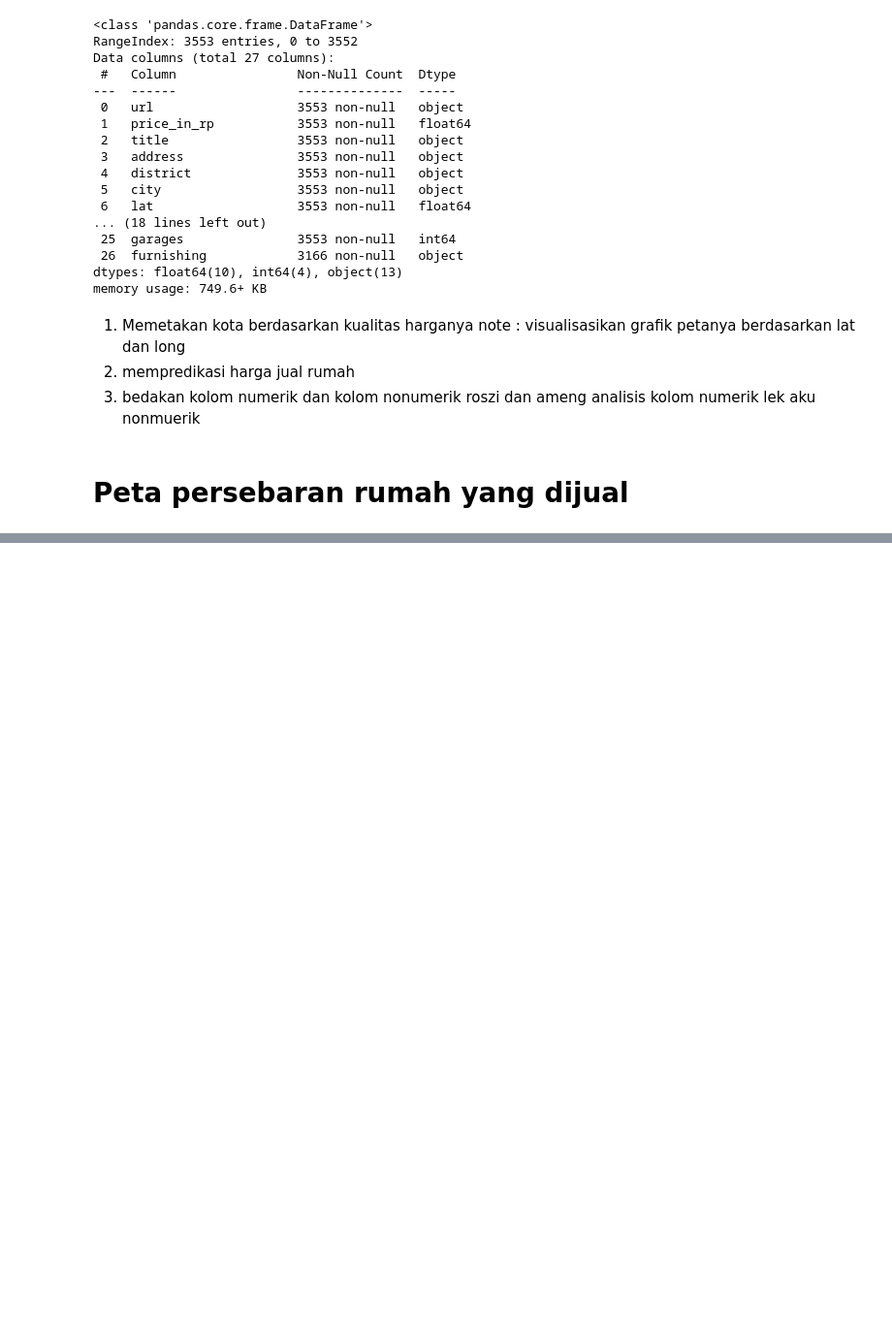
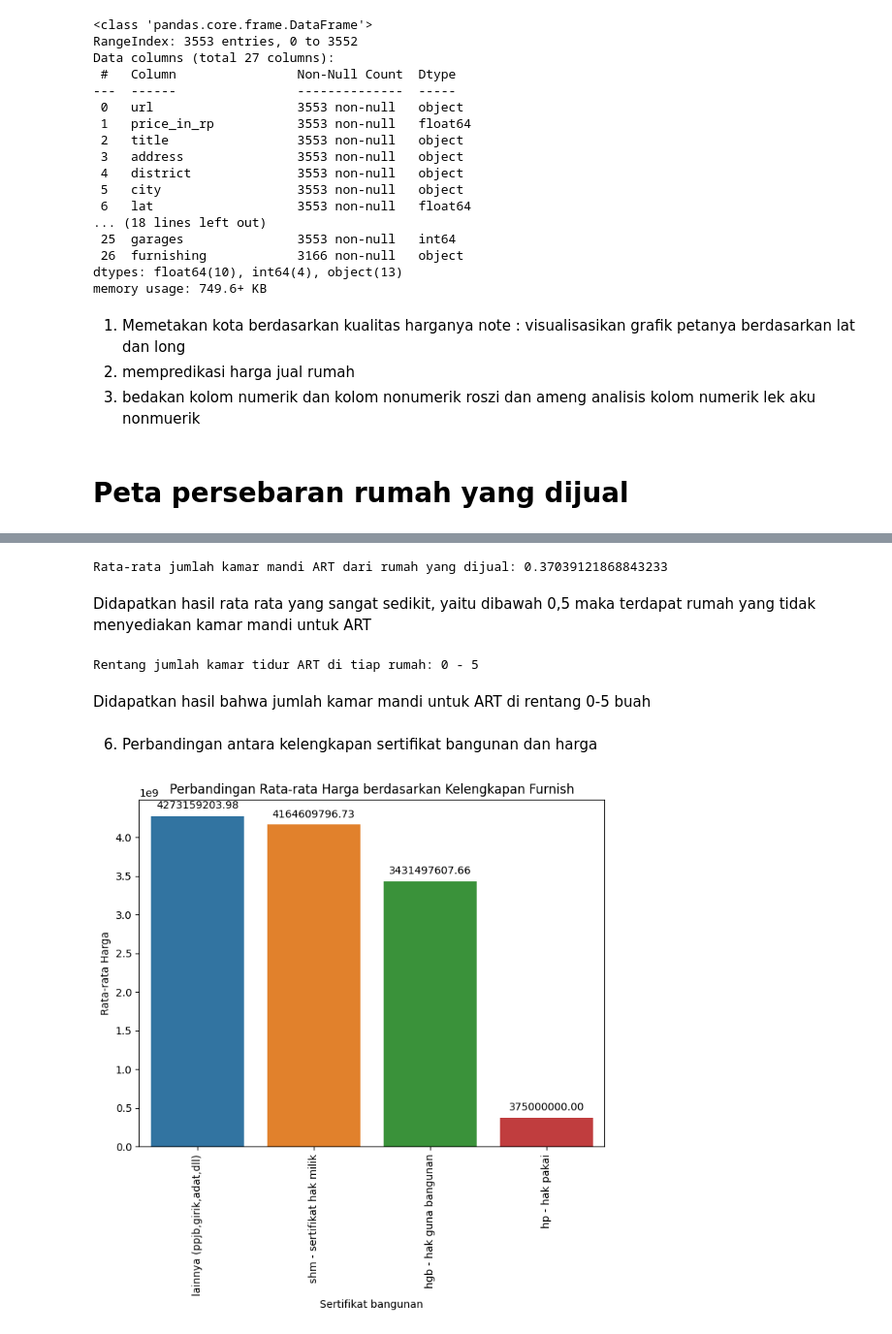
Before and after one commit to abdinegara783/ISFEST2023, a Jupyter notebook: ISFEST_Rozi.ipynb, the cells around one changed output, grey strips where cells are left out. Shown: that part at 97% size. Drawn from its saved outputs; the diff is of its cells as text; code cells hidden in the pictures; blank space fills up the shorter version.

```diff
--- a/ISFEST_Rozi.ipynb
+++ b/ISFEST_Rozi.ipynb
@@ -153,0 +244,43 @@ ValueError: ignored
+# %%
+rata_kamarmandi_art = data['maid_bathrooms'].mean()
+print(f"Rata-rata jumlah kamar mandi ART dari rumah yang dijual: {rata_kamarmandi_art}")
+# %% [output]
+Rata-rata jumlah kamar mandi ART dari rumah yang dijual: 0.37039121868843233
+# %% [markdown]
+Didapatkan hasil rata rata yang sangat sedikit, yaitu dibawah 0,5 maka terdapat rumah yang tidak menyediakan kamar mandi untuk ART
+# %%
+min_kamarmandi_art = data['maid_bathrooms'].min()
+max_kamarmandi_art = data['maid_bathrooms'].max()
+print(f"Rentang jumlah kamar tidur ART di tiap rumah: {min_kamarmandi_art} - {max_kamarmandi_art}")
+# %% [output]
+Rentang jumlah kamar tidur ART di tiap rumah: 0 - 5
+# %% [markdown]
+Didapatkan hasil bahwa jumlah kamar mandi untuk ART di rentang 0-5 buah
+# %% [markdown]
+6. Perbandingan antara kelengkapan sertifikat bangunan dan harga
+# %%
+# Menghitung rata-rata harga berdasarkan sertifikat bangunan
+rata_price_sertifikat = data.groupby('certificate')['price_in_rp'].mean().reset_index()
+
+# Mengurutkan berdasarkan harga rata-rata secara menurun
+rata_price_sertifikat = rata_price_sertifikat.sort_values('price_in_rp', ascending=False)
+
+# Membuat bar plot
+plt.figure(figsize=(8, 6))
+sns.barplot(x='certificate', y='price_in_rp', data=rata_price_sertifikat)
+plt.xlabel('Sertifikat bangunan')
+plt.ylabel('Rata-rata Harga')
+plt.title('Perbandingan Rata-rata Harga berdasarkan Kelengkapan Furnish')
+plt.xticks(rotation=90)
+
+# Menambahkan anotasi pada setiap bar
+for i, p in enumerate(plt.gca().patches):
+    plt.gca().annotate(format(p.get_height(), '.2f'),
+                       (p.get_x() + p.get_width() / 2., p.get_height()),
+                       ha='center',
+                       va='center',
+                       xytext=(0, 10),
+                       textcoords='offset points')
+plt.show()
+# %% [output]
+[figure, added]
```
Also changed, not shown: parts of 26 cells of this notebook.
